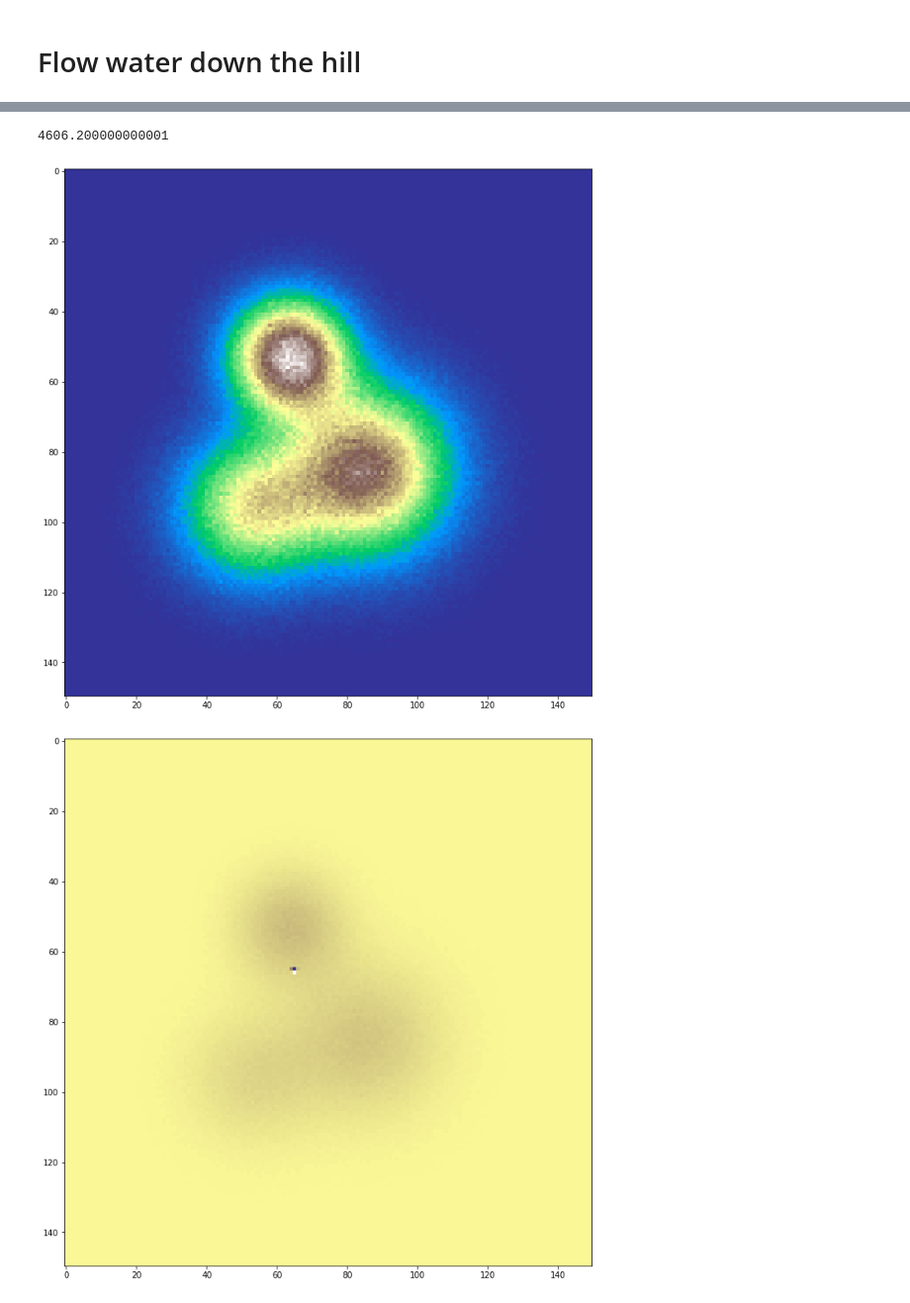
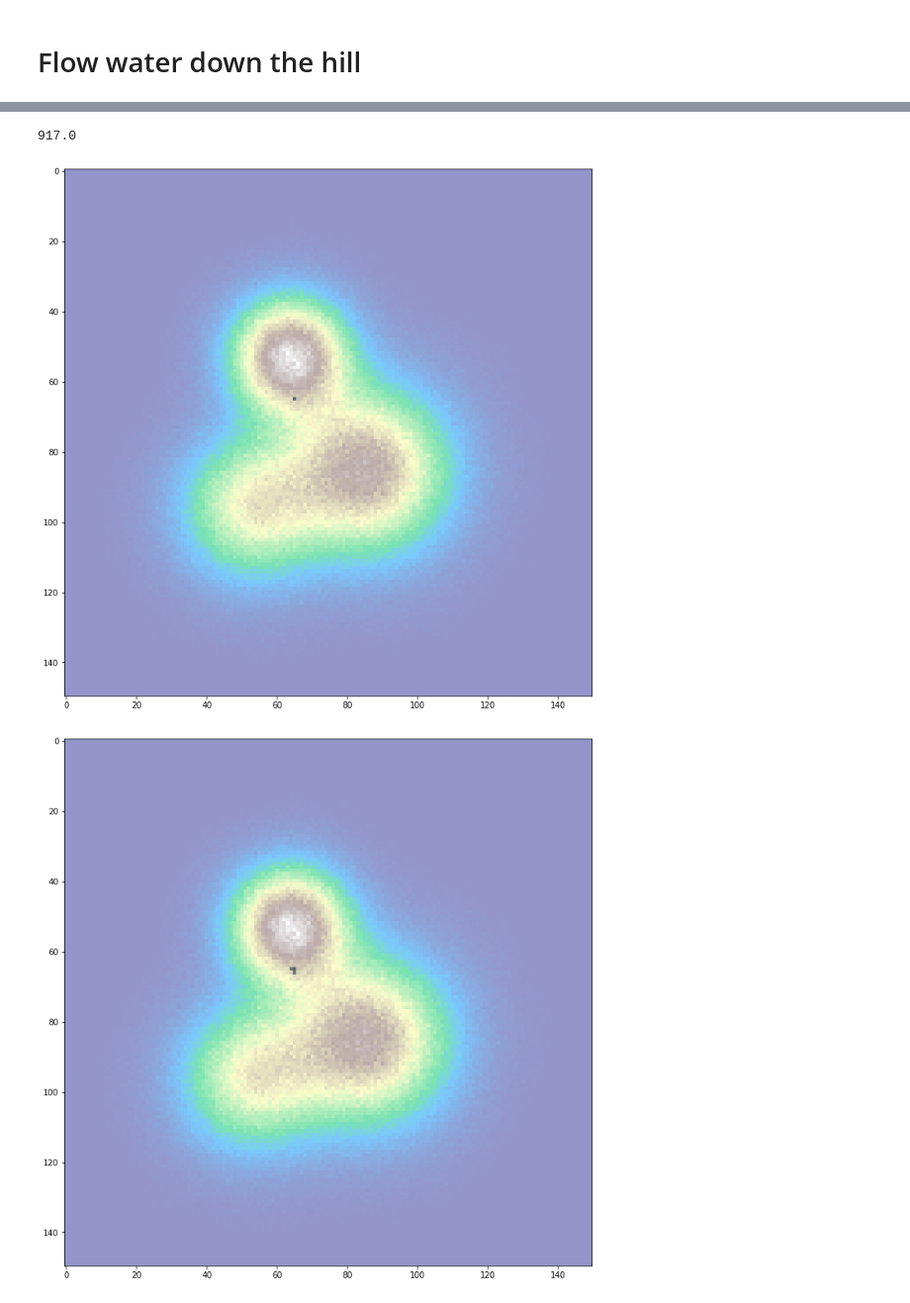
Before and after one commit to vargatn/popdyn_alpha, a Jupyter notebook: notebooks/v3/ErosionCellWalker.ipynb, the cells around one changed output, grey strips where cells are left out. Shown at 99% size. Drawn from its saved outputs; the diff is of its cells as text; code cells hidden in the pictures.

```diff
--- a/notebooks/v3/ErosionCellWalker.ipynb
+++ b/notebooks/v3/ErosionCellWalker.ipynb
@@ -337,9 +337,12 @@ class WaterFlow(FlowRule):
         water_local = self.calc_flows(water_local, outflow_w, cell)
 
         # no more land can outflow than there is difference
-        land_fraction =
-        outflow_l = height_local * outflow_w * self.land_coerosion_rate
-        height_local = self.calc_flows(height_local, outflow_l, cell)
+        # Due to the megaoutflow approximation, the water height can be VERY high, this means we need to rationalize
+        # The amount of land drag possible to an actual sensible maximum
+
+#         land_fraction =
+#         outflow_l = height_local * outflow_w * self.land_coerosion_rate
+#         height_local = self.calc_flows(height_local, outflow_l, cell)
 
         resdict = cell.canvases
         resdict.update({self.wkey: water_local, self.lkey: height_local})
@@ -403,18 +406,18 @@ waters = cs.maps["water"]
 # %%
 terrain[1].max()
 # %% [output]
-4606.200000000001
+917.0
 # %%
 for i in np.arange(10):
 # for i in np.ara
 #     print(waters[i].max())
     fig = plt.figure(figsize=(12, 12))
     ax = fig.add_subplot(111)
     ax.imshow(terrain[i], cmap=plt.cm.terrain, )
 #     alpha= (waters[i] > 0).astype(float) * 0.5
-#     ax.imshow(waters[i], cmap=plt.cm.Blues, vmin=0, vmax=1)
+    ax.imshow(waters[i], cmap=plt.cm.Blues, vmin=0, vmax=1, alpha=0.5)
 #     ax = fig.add_subplot(111)
 #     ax.imshow(terrain[i])
 # %% [output]
-[figure, old version]
+[figure, new version]
-[figure, old version]
+[figure, new version]
```
Also changed, not shown: parts of 4 cells of this notebook.
